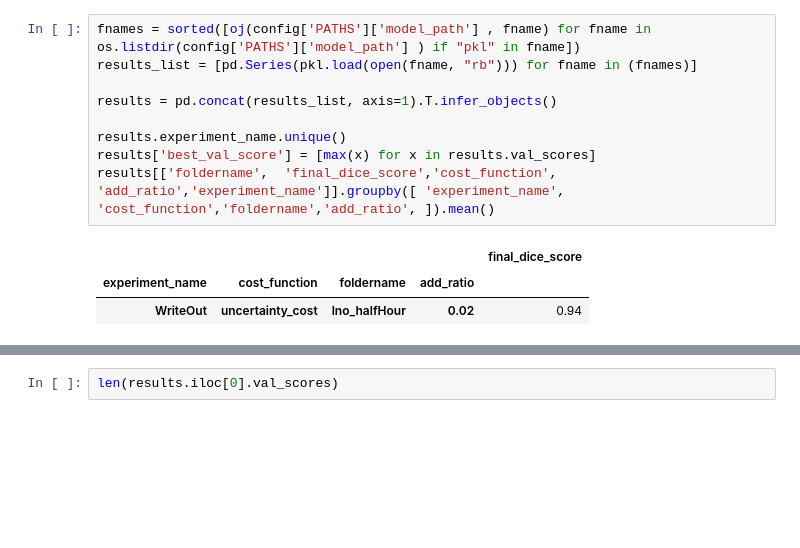
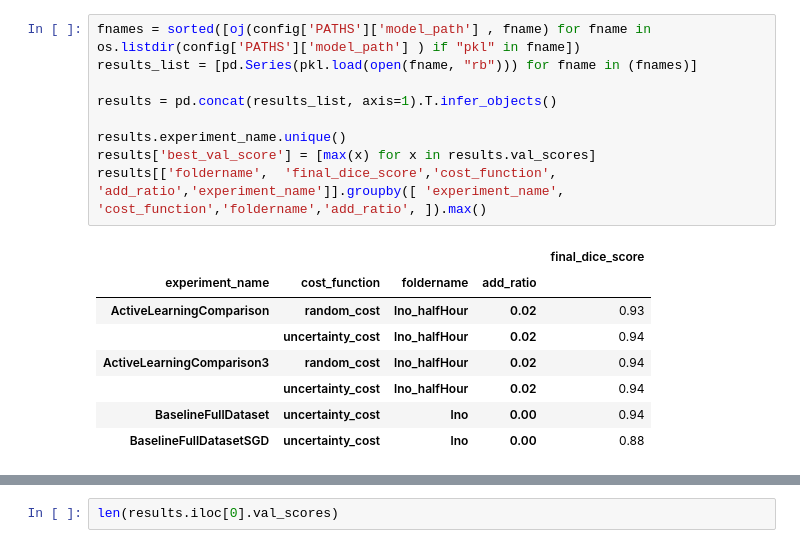
Before and after one commit to laura-rieger/segmenter, a Jupyter notebook: src/Results.ipynb, the cells around one changed output, grey strips where cells are left out. Saved outputs shown, nothing was run; the diff lists cells and outputs as text; blank space fills up the shorter version.

```diff
--- a/src/Results.ipynb
+++ b/src/Results.ipynb
@@ -42,14 +39,19 @@ The autoreload extension is already loaded. To reload it, use:
 # %%
 fnames = sorted([oj(config['PATHS']['model_path'] , fname) for fname in os.listdir(config['PATHS']['model_path'] ) if "pkl" in fname])
 results_list = [pd.Series(pkl.load(open(fname, "rb"))) for fname in (fnames)]
 
 results = pd.concat(results_list, axis=1).T.infer_objects()
 
 results.experiment_name.unique()
 results['best_val_score'] = [max(x) for x in results.val_scores]
-results[['foldername',  'final_dice_score','cost_function', 'add_ratio','experiment_name']].groupby([ 'experiment_name', 'cost_function','foldername','add_ratio', ]).mean()
+results[['foldername',  'final_dice_score','cost_function', 'add_ratio','experiment_name']].groupby([ 'experiment_name', 'cost_function','foldername','add_ratio', ]).max()
 # %% [output]
 |  |  |  |  | final_dice_score |
 | experiment_name | cost_function | foldername | add_ratio |  |
-| WriteOut | uncertainty_cost | lno_halfHour | 0.02 | 0.94 |
+| ActiveLearningComparison | random_cost | lno_halfHour | 0.02 | 0.93 |
+|  | uncertainty_cost | lno_halfHour | 0.02 | 0.94 |
+| ActiveLearningComparison3 | random_cost | lno_halfHour | 0.02 | 0.94 |
+|  | uncertainty_cost | lno_halfHour | 0.02 | 0.94 |
+| BaselineFullDataset | uncertainty_cost | lno | 0.00 | 0.94 |
+| BaselineFullDatasetSGD | uncertainty_cost | lno | 0.00 | 0.88 |
 # %%
```
Also changed, not shown: parts of 4 cells of this notebook, 7 other files.
